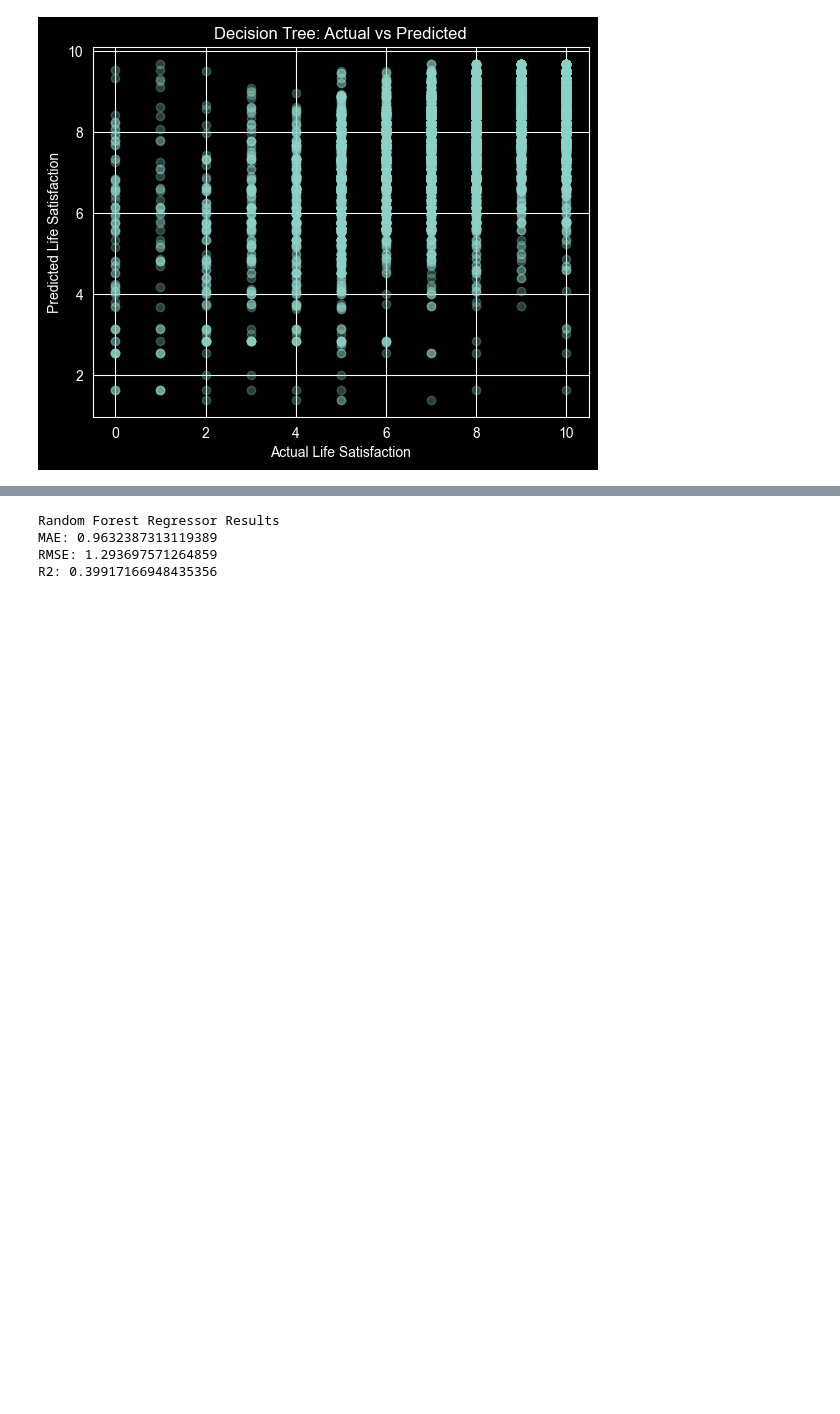
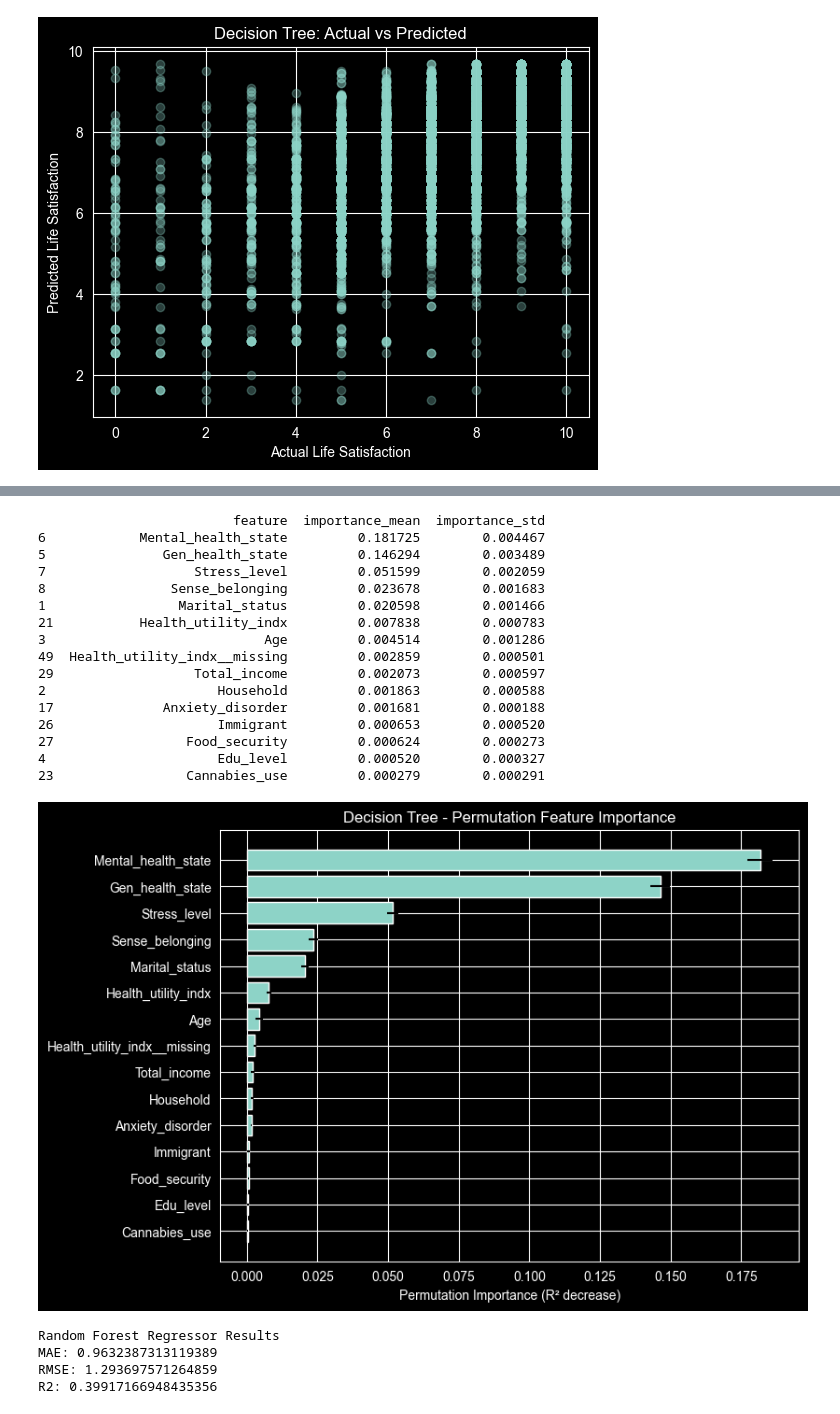
Before and after one commit to mateidiana/WellBeingModelling, a Jupyter notebook: notebooks/baseline_models/02_3_baseline_models_global_mh_patterns.ipynb, the cells around one changed output, grey strips where cells are left out. Saved outputs shown, nothing was run; the diff lists cells and outputs as text; code cells hidden in the pictures; blank space fills up the shorter version.

```diff
--- a/notebooks/baseline_models/02_3_baseline_models_global_mh_patterns.ipynb
+++ b/notebooks/baseline_models/02_3_baseline_models_global_mh_patterns.ipynb
@@ -158,3 +216,46 @@ plt.show()
+# %%
+from sklearn.inspection import permutation_importance
+
+perm_tree = permutation_importance(
+    tree, X_test, y_test,
+    n_repeats=10,
+    random_state=42,
+    scoring="r2",
+    n_jobs=-1
+)
+
+perm_tree_df = pd.DataFrame({
+    "feature": X.columns,
+    "importance_mean": perm_tree.importances_mean,
+    "importance_std": perm_tree.importances_std
+}).sort_values("importance_mean", ascending=False)
+
+print(perm_tree_df.head(15))
+
+top = perm_tree_df.head(15).sort_values("importance_mean")
+plt.figure(figsize=(8, 6))
+plt.barh(top["feature"], top["importance_mean"], xerr=top["importance_std"])
+plt.xlabel("Permutation Importance (R² decrease)")
+plt.title("Decision Tree - Permutation Feature Importance")
+plt.show()
+# %% [output]
+                         feature  importance_mean  importance_std
+6            Mental_health_state         0.181725        0.004467
+5               Gen_health_state         0.146294        0.003489
+7                   Stress_level         0.051599        0.002059
+8                Sense_belonging         0.023678        0.001683
+1                 Marital_status         0.020598        0.001466
+21           Health_utility_indx         0.007838        0.000783
+3                            Age         0.004514        0.001286
+49  Health_utility_indx__missing         0.002859        0.000501
+29                  Total_income         0.002073        0.000597
+2                      Household         0.001863        0.000588
+17              Anxiety_disorder         0.001681        0.000188
+26                     Immigrant         0.000653        0.000520
+27                 Food_security         0.000624        0.000273
+4                      Edu_level         0.000520        0.000327
+23                 Cannabies_use         0.000279        0.000291
+[figure, added]
 # %%
 from sklearn.ensemble import RandomForestRegressor
 
```
Also changed, not shown: parts of 8 cells of this notebook, 2 other files.
